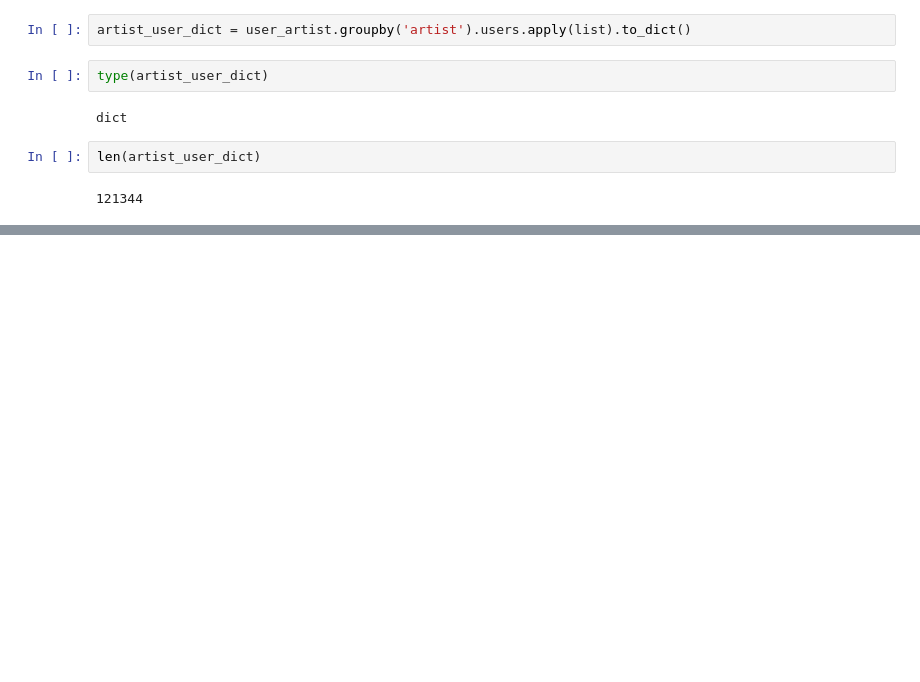
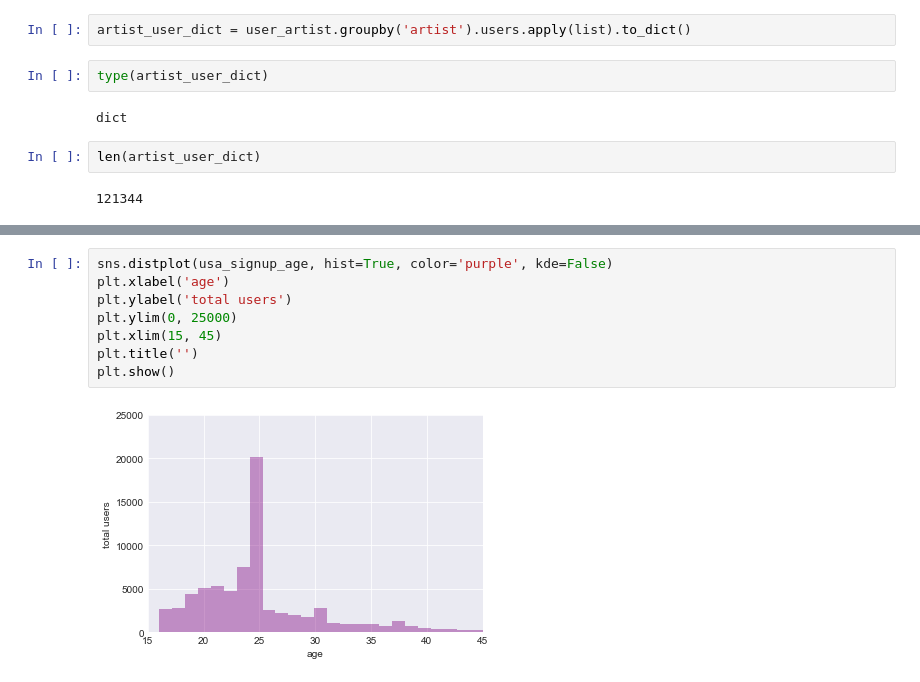
Before and after one commit to nicholas-taub/music_recommendation_system, a Jupyter notebook: clean_music_data.ipynb, the cells around one changed output, grey strips where cells are left out. Saved outputs shown, nothing was run; the diff lists cells and outputs as text; blank space fills up the shorter version.

```diff
--- a/clean_music_data.ipynb
+++ b/clean_music_data.ipynb
@@ -80,0 +156,10 @@ len(artist_user_dict)
+# %%
+sns.distplot(usa_signup_age, hist=True, color='purple', kde=False)
+plt.xlabel('age')
+plt.ylabel('total users')
+plt.ylim(0, 25000)
+plt.xlim(15, 45)
+plt.title('')
+plt.show()
+# %% [output]
+[figure, added]
```
Also changed, not shown: parts of 18 cells of this notebook.
